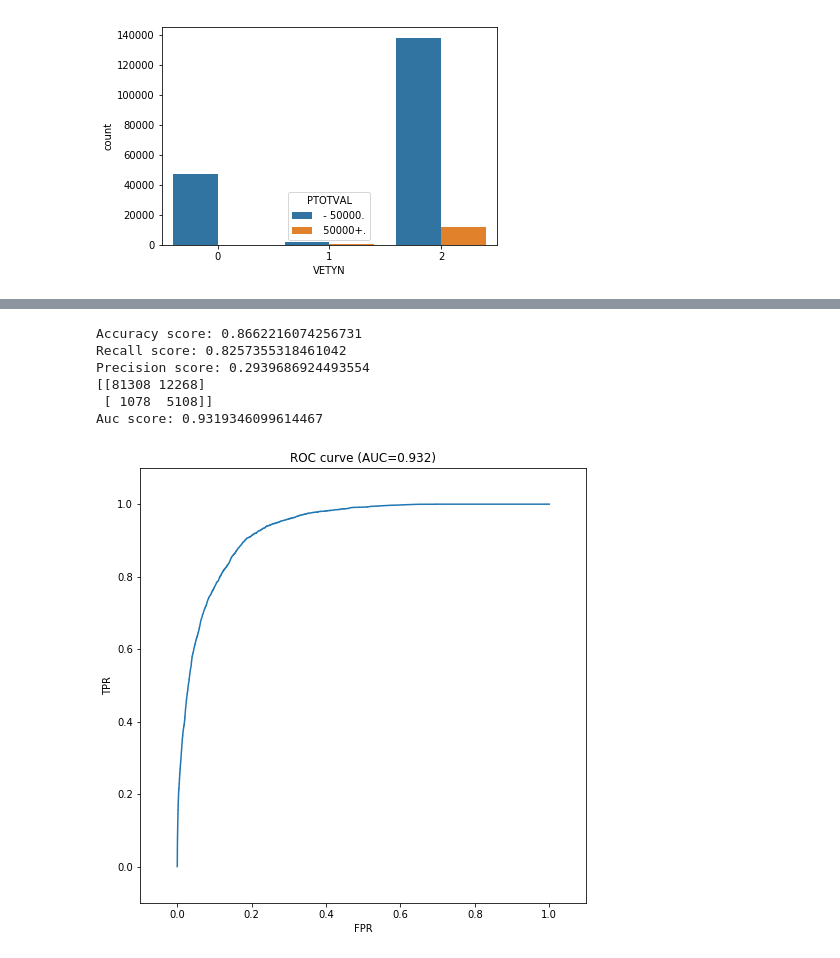
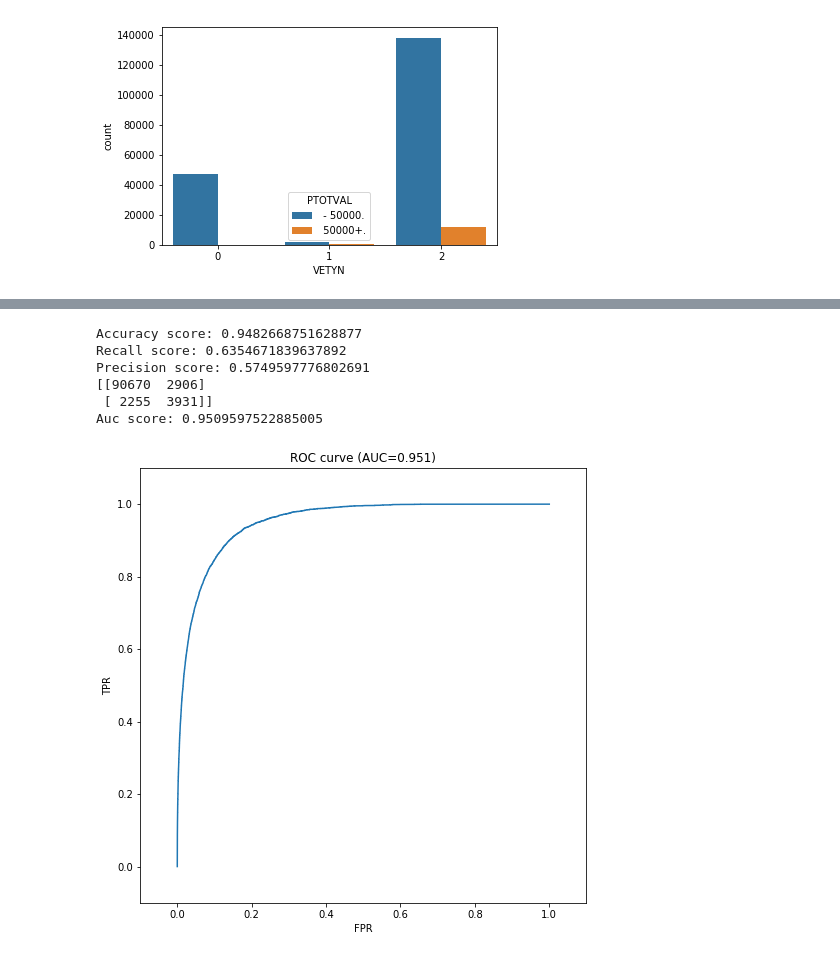
Before and after one commit to nAnna519/python_tasks, a Jupyter notebook: census_income/census-income.ipynb, the cells around one changed output, grey strips where cells are left out. Saved outputs shown, nothing was run; the diff lists cells and outputs as text; code cells hidden in the pictures.

```diff
--- a/census_income/census-income.ipynb
+++ b/census_income/census-income.ipynb
@@ -23,0 +31,4 @@ data_test = data_test.rename(columns=dict_names)
+# %%
+from pylab import rcParams
+rcParams['figure.figsize'] = 43, 20
+data_train.hist();
@@ -102,8 +70,6 @@ sns.pairplot(data_train, hue='PTOTVAL');
 # %% [output]
 [figure]
 # %%
-from pylab import rcParams
-rcParams['figure.figsize'] = 43, 5
 sns.countplot(x='ACLSWKR', hue='PTOTVAL', data=data_train);
 # %% [output]
 [figure]
@@ -151,6 +117,11 @@ def label_encode(le, data, feature, feature_dict):
         feature_dict = dict(zip(le.classes_, le.transform(le.classes_)))
         data = data.drop([feature], axis=1)
         return feature_dict
+
+
+def binary_encode(data, feature, value):
+    data[feature + '_is_' + str(value)] = pd.DataFrame([1 if i == value else 0 for i in data[feature]])
+
 
 def preprocessing_data(data, feature_dict={}):
 
@@ -170,13 +141,18 @@ def preprocessing_data(data, feature_dict={}):
     data['PTOTVAL'] = data['PTOTVAL'].map({' - 50000.': 0, ' 50000+.': 1})
     data['ASEX'] = data['ASEX'].map({' Female': 0, ' Male': 1})
 
-#     data['ADTIND'] = pd.DataFrame([1 if i == 0 else 0 for i in data['ADTIND']])
-#     data['ADTOCC'] = pd.DataFrame([1 if i == 0 else 0 for i in data['ADTOCC']])
-    data['GRINST'] = pd.DataFrame([1 if i == ' Not in universe' else 0 for i in data['GRINST']])
+    binary_dict = {'MIGMTR1': ' Nonmover', 'MIGMTR3': ' Nonmover', 'HHDREL': ' Householder', 'MIGMTR4': ' Nonmover',
+                   'ACLSWKR': ' Private', 'ADTIND': 0, 'AMARITL': ' Married-civilian spouse present'
+#                    'ADTOCC': 0, 'VETYN': 2, 'DIVVAL': 0,'GRINST': ' Not in universe', 'CAPLOSS': 0
+                  }
+
+    for item in binary_dict:
+        binary_encode(data, item, binary_dict[item])
+        data = data.drop([item], axis=1)
 
     le = LabelEncoder()
-    le_features = ['ACLSWKR', 'AMARITL', 'AMJIND', 'AMJOCC', 'ARACE', 'AREORGN', 'AUNTYPE', 'AWKSTAT',
-                'FILESTAT', 'GRINREG', 'HHDFMX', 'HHDREL', 'MIGMTR1',
+    le_features = ['AMJIND', 'AMJOCC', 'ARACE', 'AREORGN', 'AWKSTAT',
+                'FILESTAT', 'GRINREG', 'HHDFMX',
                 'PARENT', 'PEFNTVTY', 'PEMNTVTY', 'PENATVTY', 'PRCITSHP']
 
     for feature in le_features:
@@ -188,7 +164,7 @@ def preprocessing_data(data, feature_dict={}):
     for feature in dummies_features:
         data = pd.concat((data, pd.get_dummies(data[feature], prefix=feature + '_')),1)
         data = data.drop([feature], axis=1)
-    data = data.drop(['MARSUPWT', 'AHSCOL', 'GRINST', 'MIGMTR3', 'MIGMTR4', 'YEAR'], axis=1)
+    data = data.drop(['MARSUPWT', 'AHSCOL', 'GRINST', 'AUNTYPE', 'YEAR'], axis=1)
     return (data, feature_dict)
 # %%
 data_train, feature_dict = preprocessing_data(data_train)
@@ -205,12 +181,12 @@ y_test = data_test['PTOTVAL']
 # X_train = scale(X_train)
 # X_test = scale(X_test)
 
-# sc = StandardScaler()
-# X_train = sc.fit_transform(X_train)
-# X_test = sc.fit_transform(X_test)
+sc = StandardScaler()
+X_train = sc.fit_transform(X_train)
+X_test = sc.fit_transform(X_test)
 
-# ros = RandomOverSampler(random_state=0)
-# X_train, y_train = ros.fit_resample(X_train, y_train)
+ros = RandomOverSampler(random_state=0, ratio=0.25)
+X_train, y_train = ros.fit_resample(X_train, y_train)
 # %%
 def train_predict_model(model, X_train, y_train, X_test, y_test):
     model.fit(X_train, y_train)
@@ -249,16 +225,16 @@ Auc score: 0.9348513794507012
 # %%
 from sklearn.ensemble import RandomForestClassifier
 
-forest_tree = RandomForestClassifier(n_estimators=500, min_samples_leaf=5, max_depth=9, n_jobs=-1, random_state=42)
+forest_tree = RandomForestClassifier(n_estimators=300, min_samples_leaf=4, max_depth=22, n_jobs=-1, random_state=42)
 train_predict_model(forest_tree, X_train, y_train, X_test, y_test)
 # %% [output]
-Accuracy score: 0.8662216074256731
-Recall score: 0.8257355318461042
-Precision score: 0.2939686924493554
-[[81308 12268]
- [ 1078  5108]]
-Auc score: 0.9319346099614467
+Accuracy score: 0.9482668751628877
+Recall score: 0.6354671839637892
+Precision score: 0.5749597776802691
+[[90670  2906]
+ [ 2255  3931]]
+Auc score: 0.9509597522885005
-[figure, old version]
+[figure, new version]
 # %%
 from catboost import CatBoostClassifier
 
```
Also changed, not shown: parts of 18 cells of this notebook.
